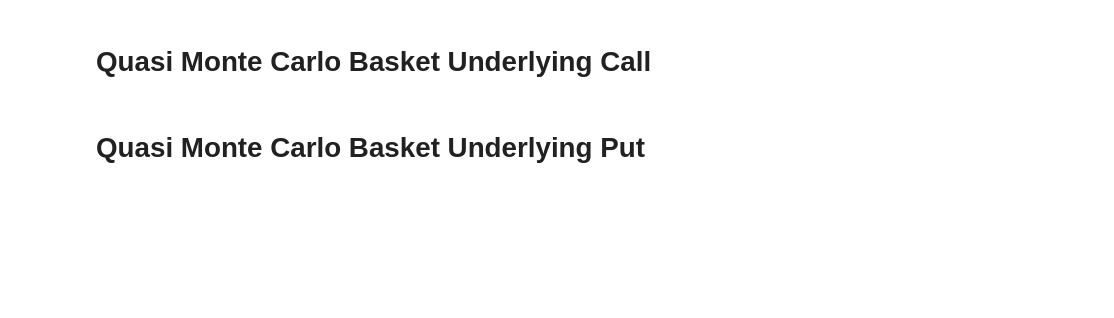
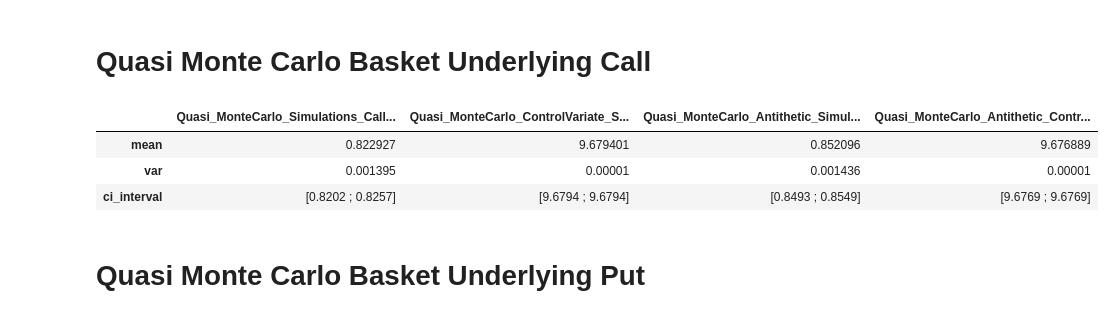
Before and after one commit to raphcor95/numerical_project, a Jupyter notebook: convergence_mc_basket.ipynb, the cells around one changed output. Drawn from its saved outputs; the diff is of its cells as text; code cells hidden in the pictures; blank space fills up the shorter version.

```diff
--- a/convergence_mc_basket.ipynb
+++ b/convergence_mc_basket.ipynb
@@ -339,6 +369,21 @@ fig.update_layout(
 )
 
 fig.show()
+# %%
+df_dict_quasi = {
+    "Quasi_MonteCarlo_Simulations_Call_Basket": df_call_quasi_mc,
+    "Quasi_MonteCarlo_ControlVariate_Simulations_Call_Basket": df_call_quasi_mc_cv,
+    "Quasi_MonteCarlo_Antithetic_Simulations_Call_Basket": df_call_quasi_mc_an,
+    "Quasi_MonteCarlo_Antithetic_ControlVariate_Simulations_Call_Basket": df_call_quasi_mc_an_cv
+}
+
+df_summarize_quasi = summarize_results(df_dict_quasi, 750)
+df_summarize_quasi
+# %% [output]
+|  | Quasi_MonteCarlo_Simulations_Call... | Quasi_MonteCarlo_ControlVariate_S... | Quasi_MonteCarlo_Antithetic_Simul... | Quasi_MonteCarlo_Antithetic_Contr... |
+| mean | 0.822927 | 9.679401 | 0.852096 | 9.676889 |
+| var | 0.001395 | 0.00001 | 0.001436 | 0.00001 |
+| ci_interval | [0.8202 ; 0.8257] | [9.6794 ; 9.6794] | [0.8493 ; 0.8549] | [9.6769 ; 9.6769] |
 # %% [markdown]
 # Quasi Monte Carlo Basket Underlying Put
 # %%
```
Also changed, not shown: parts of 4 cells of this notebook, 1 other file.
